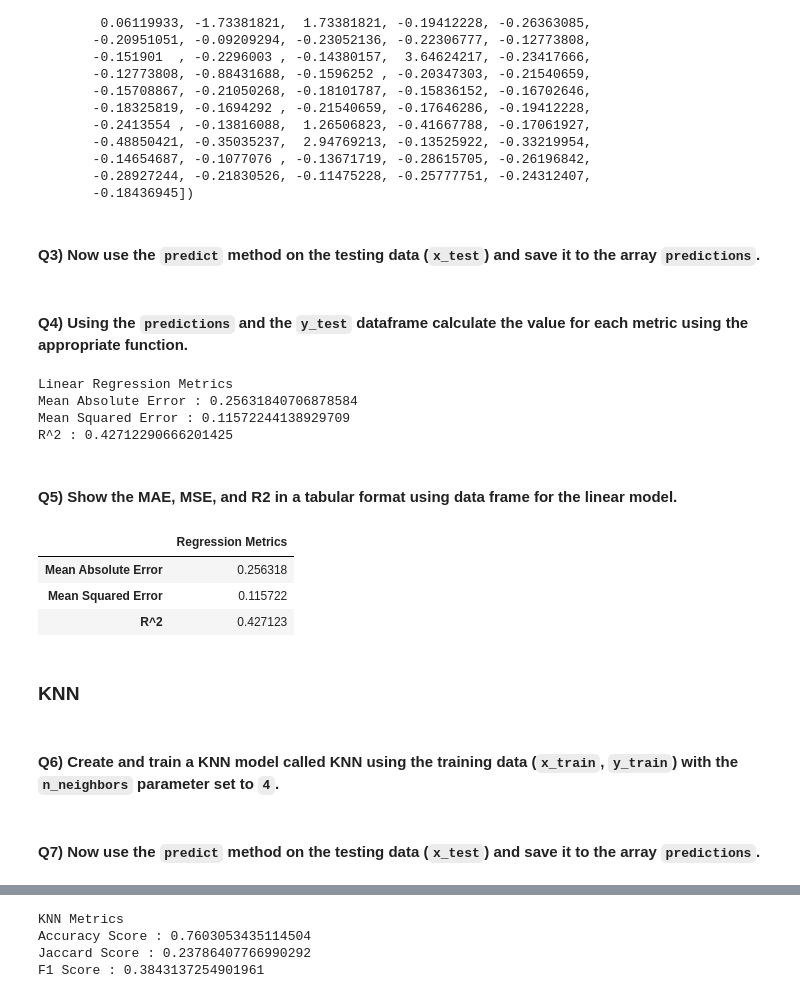
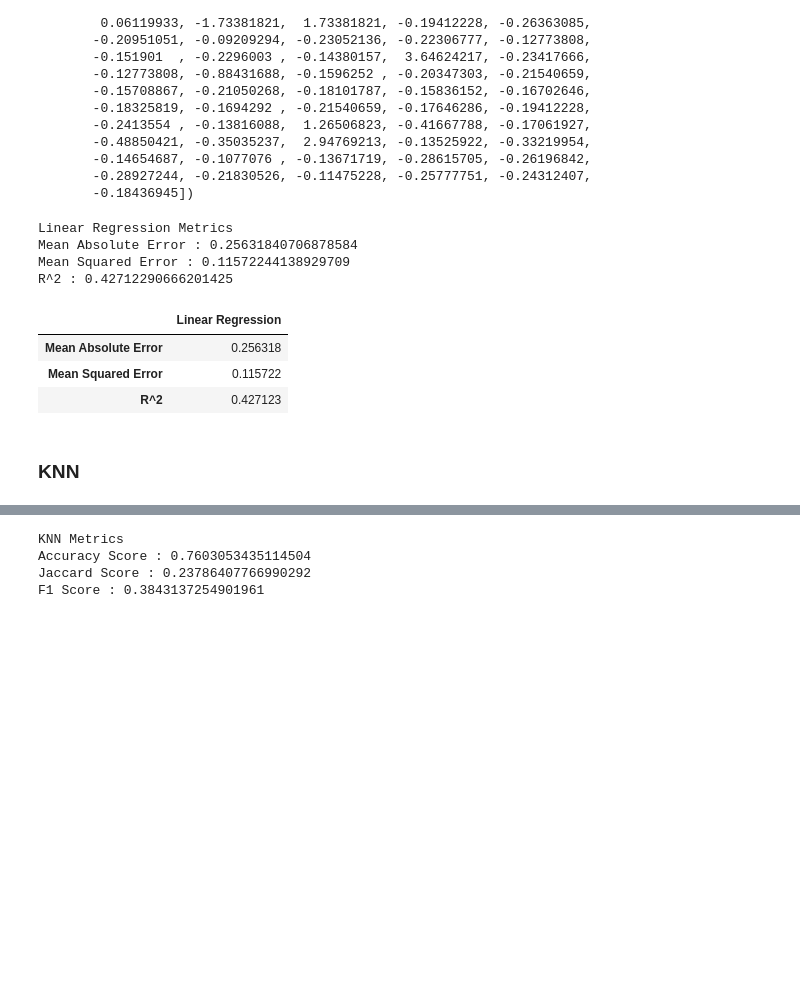
Before and after one commit to OnurYukay/IBM-Machine-Learning-with-Python-, a Jupyter notebook: Machine Learning With Python IBM Final Project.ipynb, the cells around one changed output, grey strips where cells are left out. Saved outputs shown, nothing was run; the diff lists cells and outputs as text; code cells hidden in the pictures; blank space fills up the shorter version.

```diff
--- a/Machine Learning With Python IBM Final Project.ipynb
+++ b/Machine Learning With Python IBM Final Project.ipynb
@@ -193,12 +190,8 @@ array([-0.01652033, -0.22351516,  3.05624855, -0.3528601 , -1.49917863,
        -0.18436945])
 # %%
 LinearReg = LinearRegression().fit(x_train, y_train)
-# %% [markdown]
-#### Q3) Now use the `predict` method on the testing data (`x_test`) and save it to the array `predictions`.
 # %%
 predictions = LinearReg.predict(x_test)
-# %% [markdown]
-#### Q4) Using the `predictions` and the `y_test` dataframe calculate the value for each metric using the appropriate function.
 # %%
 LinearRegression_MAE = metrics.mean_absolute_error(y_test, predictions)
 LinearRegression_MSE = metrics.mean_squared_error(y_test, predictions)
@@ -213,25 +206,19 @@ Linear Regression Metrics
 Mean Absolute Error : 0.25631840706878584
 Mean Squared Error : 0.11572244138929709
 R^2 : 0.42712290666201425
-# %% [markdown]
-#### Q5) Show the MAE, MSE, and R2 in a tabular format using data frame for the linear model.
 # %%
-data = {'Regression Metrics': [LinearRegression_MAE, LinearRegression_MSE, LinearRegression_R2]}
+data = {'Linear Regression': [LinearRegression_MAE, LinearRegression_MSE, LinearRegression_R2]}
 
 Report = pd.DataFrame(data = data, index = ['Mean Absolute Error', 'Mean Squared Error', 'R^2'])
 Report
 # %% [output]
-|  | Regression Metrics |
+|  | Linear Regression |
 | Mean Absolute Error | 0.256318 |
 | Mean Squared Error | 0.115722 |
 | R^2 | 0.427123 |
 # %% [markdown]
 ### KNN
-# %% [markdown]
-#### Q6) Create and train a KNN model called KNN using the training data (`x_train`, `y_train`) with the `n_neighbors` parameter set to `4`.
 # %%
 KNN = KNeighborsClassifier(n_neighbors = 4).fit(x_train, y_train)
-# %% [markdown]
-#### Q7) Now use the `predict` method on the testing data (`x_test`) and save it to the array `predictions`.
 # %%
 predictions = KNN.predict(x_test)
```
Also changed, not shown: parts of 23 cells of this notebook.
